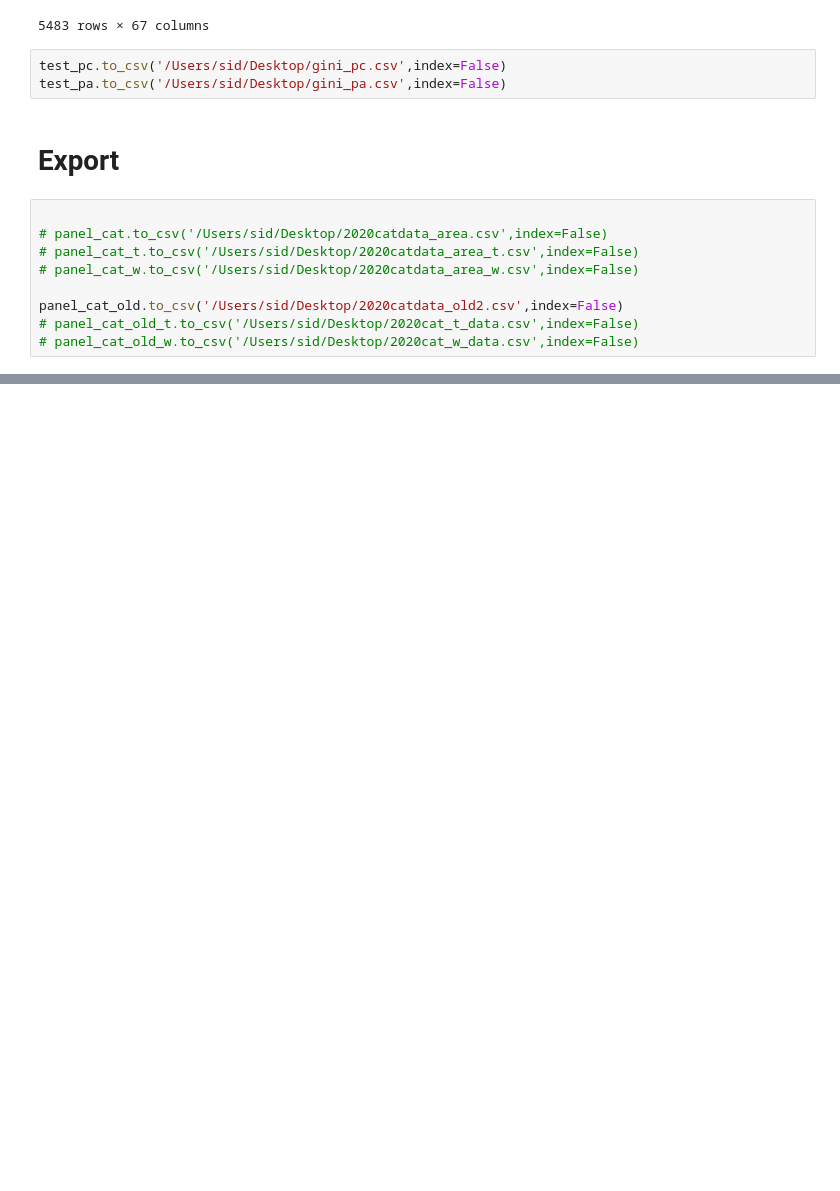
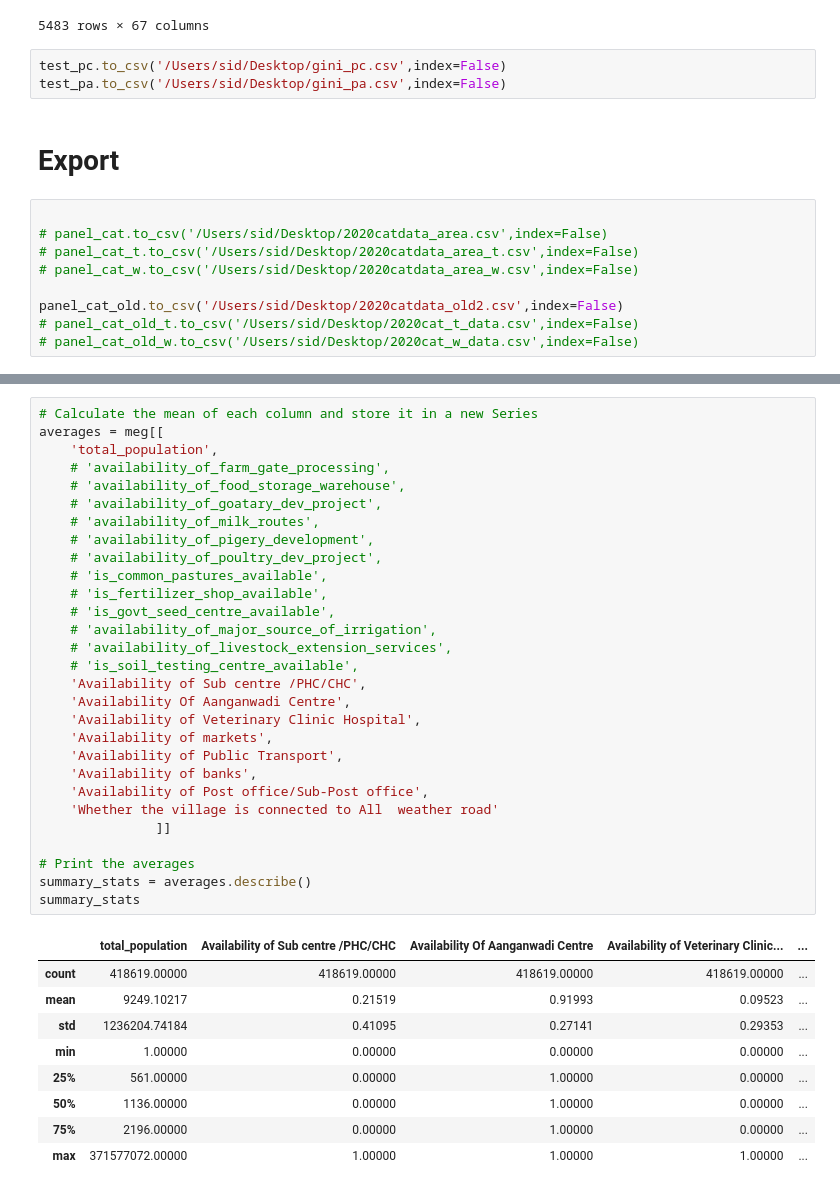
Before and after one commit to SaiSiddhardhaKalla/Master_Thesis, a Jupyter notebook: 09_Panel_Clean.ipynb, the cells around one changed output, grey strips where cells are left out. Saved outputs shown, nothing was run; the diff lists cells and outputs as text; blank space fills up the shorter version.

```diff
--- a/09_Panel_Clean.ipynb
+++ b/09_Panel_Clean.ipynb
@@ -1307,0 +1346,39 @@ panel_cat_old.to_csv('/Users/sid/Desktop/2020catdata_old2.csv',index=False)
+# %%
+# Calculate the mean of each column and store it in a new Series
+averages = meg[[
+    'total_population',
+    # 'availability_of_farm_gate_processing',
+    # 'availability_of_food_storage_warehouse',
+    # 'availability_of_goatary_dev_project',
+    # 'availability_of_milk_routes',
+    # 'availability_of_pigery_development',
+    # 'availability_of_poultry_dev_project',
+    # 'is_common_pastures_available',
+    # 'is_fertilizer_shop_available',
+    # 'is_govt_seed_centre_available',
+    # 'availability_of_major_source_of_irrigation',
+    # 'availability_of_livestock_extension_services',
+    # 'is_soil_testing_centre_available',
+    'Availability of Sub centre /PHC/CHC',
+    'Availability Of Aanganwadi Centre',
+    'Availability of Veterinary Clinic Hospital',
+    'Availability of markets',
+    'Availability of Public Transport',
+    'Availability of banks',
+    'Availability of Post office/Sub-Post office',
+    'Whether the village is connected to All  weather road'
+               ]]
+
+# Print the averages
+summary_stats = averages.describe()
+summary_stats
+# %% [output]
+|  | total_population | Availability of Sub centre /PHC/CHC | Availability Of Aanganwadi Centre | Availability of Veterinary Clinic... | ... |
+| count | 418619.00000 | 418619.00000 | 418619.00000 | 418619.00000 | ... |
+| mean | 9249.10217 | 0.21519 | 0.91993 | 0.09523 | ... |
+| std | 1236204.74184 | 0.41095 | 0.27141 | 0.29353 | ... |
+| min | 1.00000 | 0.00000 | 0.00000 | 0.00000 | ... |
+| 25% | 561.00000 | 0.00000 | 1.00000 | 0.00000 | ... |
+| 50% | 1136.00000 | 0.00000 | 1.00000 | 0.00000 | ... |
+| 75% | 2196.00000 | 0.00000 | 1.00000 | 0.00000 | ... |
+| max | 371577072.00000 | 1.00000 | 1.00000 | 1.00000 | ... |
```
Also changed, not shown: parts of 15 cells of this notebook, 2 other files.
